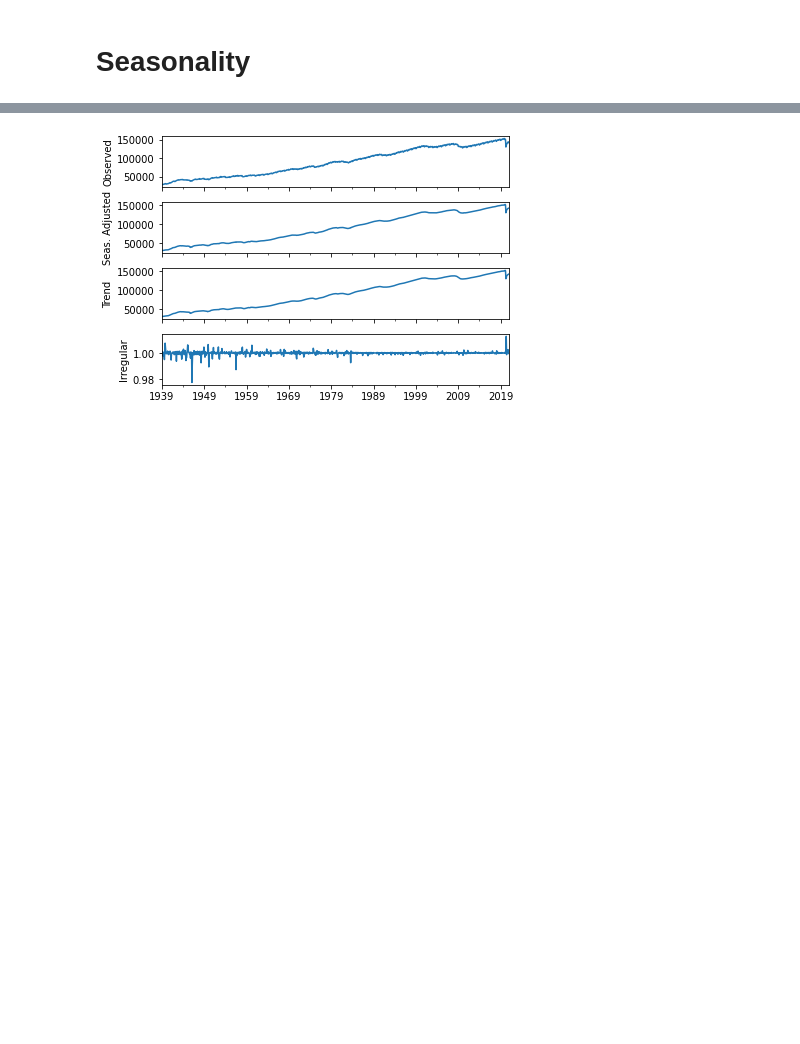
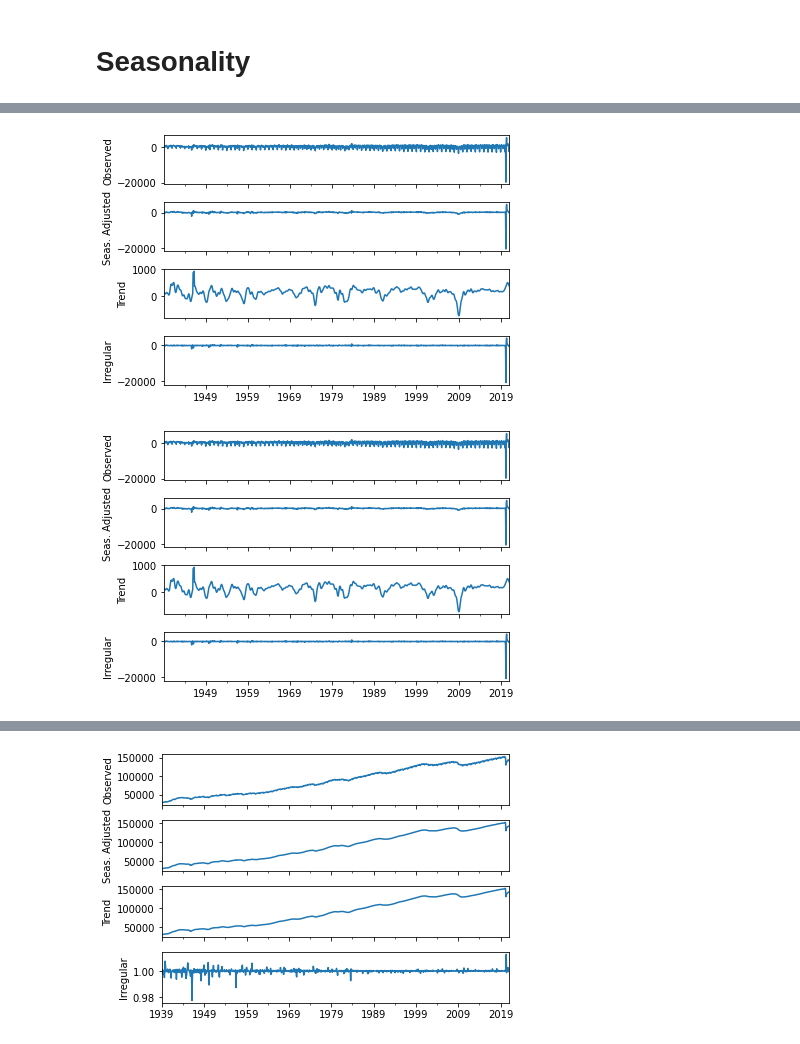
Before and after one commit to jonathanmishler/box_jenkins, a Jupyter notebook: Seasonality.ipynb, the cells around one changed output, grey strips where cells are left out. Drawn from its saved outputs; the diff is of its cells as text; code cells hidden in the pictures; blank space fills up the shorter version.

```diff
--- a/Seasonality.ipynb
+++ b/Seasonality.ipynb
@@ -12,0 +11,4 @@ from box_jenkins import Corr
+# %%
+emp_not_sa = pd.read_csv("emp.csv", header=0, parse_dates=[0], index_col=0, squeeze=True)
+corr = Corr(emp_not_sa.diff()[1:])
+corr.plot()
@@ -12,0 +26,4 @@ from box_jenkins import Corr
+# %%
+y = x13.x13_arima_analysis(
+    endog = emp_not_sa.diff()[1:]
+)
@@ -13,3 +53,8 @@ from box_jenkins import Corr
+# %%
+y.plot()
+# %% [output]
+[figure, added]
+[figure, added]
 # %%
 # Load the config settings
 yaml=YAML(typ='safe')
```
Also changed, not shown: parts of 10 cells of this notebook, 1 other file.
